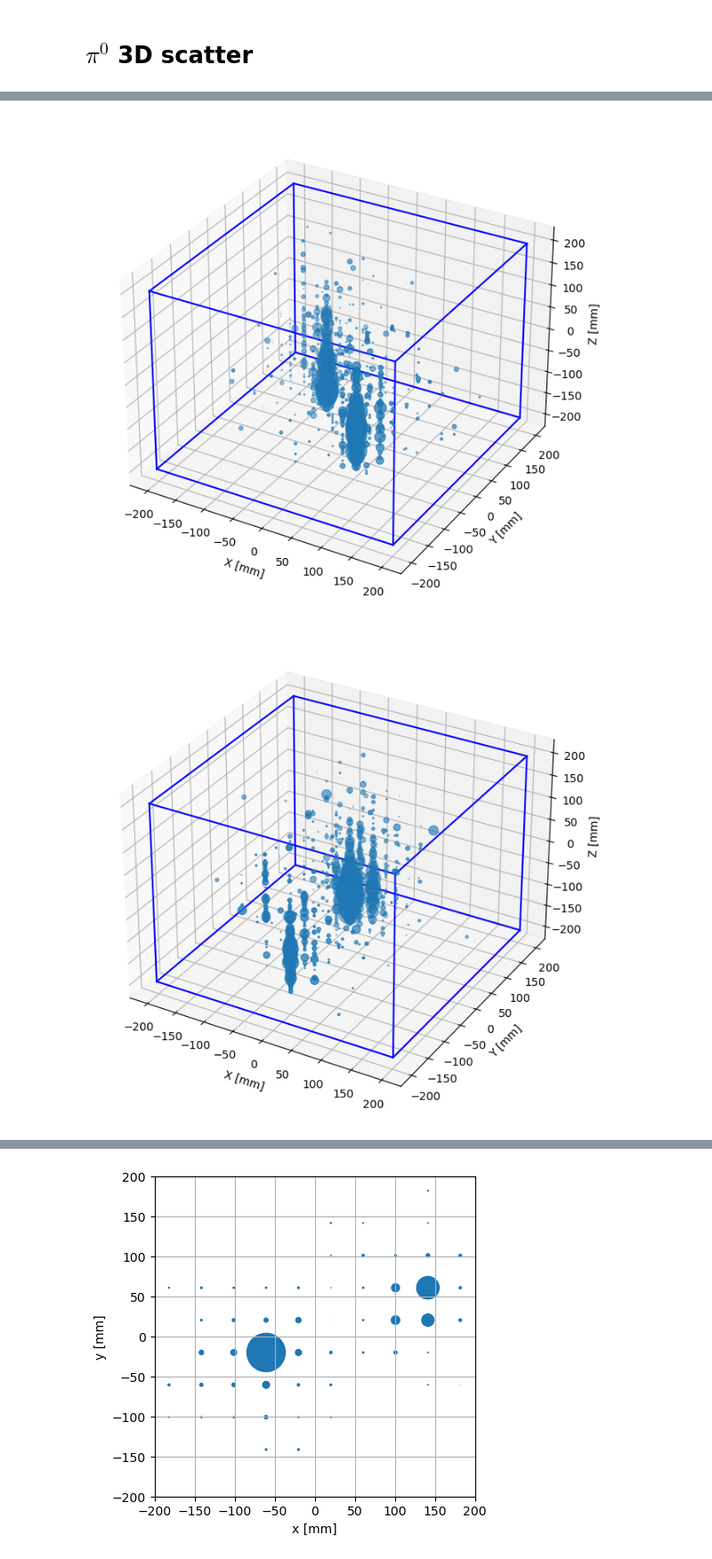
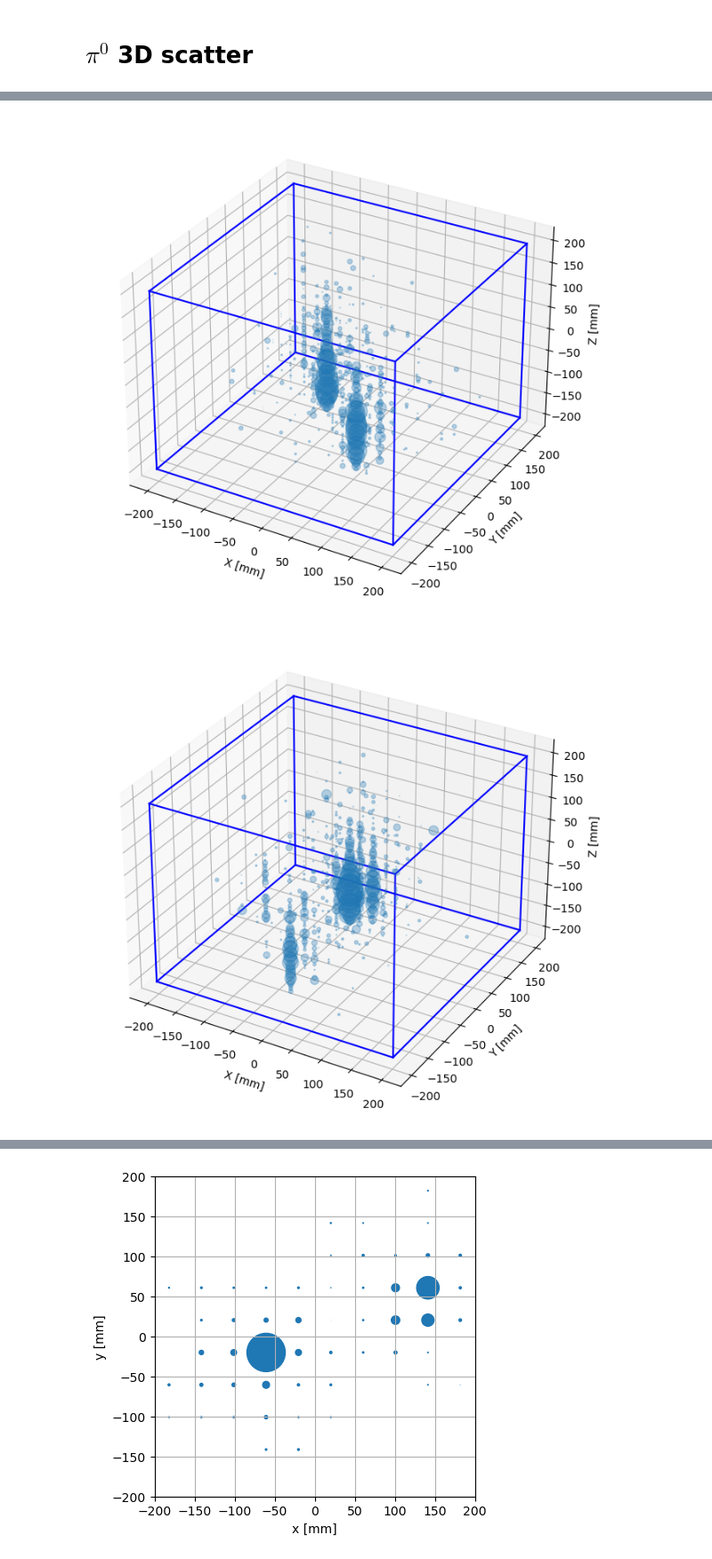
Before and after one commit to dachengx/Calorimeter, a Jupyter notebook: Energy.ipynb, the cells around one changed output, grey strips where cells are left out. Shown at 89% size. Cells and saved outputs as stored; diff of their text form; code cells hidden in the pictures.

```diff
--- a/Energy.ipynb
+++ b/Energy.ipynb
@@ -87,6 +88,8 @@ for i in range(deposit2d.shape[1]):
 # %%
 # reconposition = np.matmul(position2d[:, :100], deposit2d) / reconenergy
 deltaxy = reconposition - truthexy[4:, :]
+# %%
+deltar = np.sqrt(deltaxy[0] ** 2 + deltaxy[1] ** 2)
 # %%
 fig = plt.figure(figsize=(4, 4))
 # fig.tight_layout()
@@ -135,8 +181,12 @@ for i, e in enumerate(energyunique):
     ax = fig.add_subplot(gs[0, 0])
     reconenergyi = reconenergy[truthexy[0] == e]
     bins = np.linspace(reconenergyi.min(), reconenergyi.max(), 51)
+    fitbins = np.linspace(np.quantile(reconenergyi, 0.05), np.quantile(reconenergyi, 0.95), 51) #@
     h = ax.hist(reconenergyi, bins=bins, histtype='step', label='data')
-    m = Minuit(partial(loglikelihood, obs=h[0], bins=bins), mu=reconenergyi.mean(), sigma=reconenergyi.std(ddof=-1), name=('mu', 'sigma'))
+    ax.axvline(x=fitbins[0], color='k', linestyle='dashed', alpha=0.2)
+    ax.axvline(x=fitbins[-1], color='k', linestyle='dashed', alpha=0.2)
+    c, b = np.histogram(reconenergyi, bins=fitbins)
+    m = Minuit(partial(loglikelihood, obs=c, bins=fitbins), mu=reconenergyi.mean(), sigma=reconenergyi.std(ddof=-1), name=('mu', 'sigma'))
     m.errordef = Minuit.LIKELIHOOD
     m.limits['mu'] = (0, e)
     m.limits['sigma'] = (0, np.inf)
@@ -150,7 +200,7 @@ for i, e in enumerate(energyunique):
     sigma[i, 1] = m.errors[1]
 
     fit_info = [str(int(e)) + 'MeV', f'$\\chi^2$ / $n_\\mathrm{{dof}}$ = {m.fval:.1f} / {len(bins) - 1 - m.nfit}', f'$\mu = {m.values[0]:.3f} \\pm {m.errors[0]:.3f}$', f'$\sigma = {m.values[1]:.3f} \\pm {m.errors[1]:.3f}$']
-    ax.plot((bins[1:] + bins[:-1]) / 2, np.diff(norm.cdf(bins, loc=mu[i, 0], scale=sigma[i, 0])) * h[0].sum(), label='fit')
+    ax.plot((bins[1:] + bins[:-1]) / 2, np.diff(norm.cdf(bins, loc=mu[i, 0], scale=sigma[i, 0])) * c.sum(), label='fit')
     ax.set_xlabel('E [MeV]')
     ax.set_ylabel('Count')
     ax.legend(title='\n'.join(fit_info))
@@ -291,7 +355,7 @@ position3d = np.vstack([xyzpi0[e].array(library='np') for e in tqdm(xyzpi0.keys(
 for i in range(10):
     fig = plt.figure(figsize=(8, 8))
     ax = fig.gca(projection='3d')
-    ax.scatter(position3d[0, :6700], position3d[1, :6700], position3d[2, :6700], s=deposit3d[:, i] * 10)
+    ax.scatter(position3d[0, :6700], position3d[1, :6700], position3d[2, :6700], s=deposit3d[:, i] * 10, alpha=0.3)
     xl = yl = 40.4 * 10 / 2
     zl = (2 * 66 + 4 * 67) / 2
     for s, e in combinations(np.array(list(product([-xl, xl], [-yl, yl], [-zl, zl]))), 2):
@@ -311,2 +375,2 @@ for i in range(10):
-[figure, old version]
+[figure, new version]
-[figure, old version]
+[figure, new version]
```
Also changed, not shown: parts of 18 cells of this notebook.
